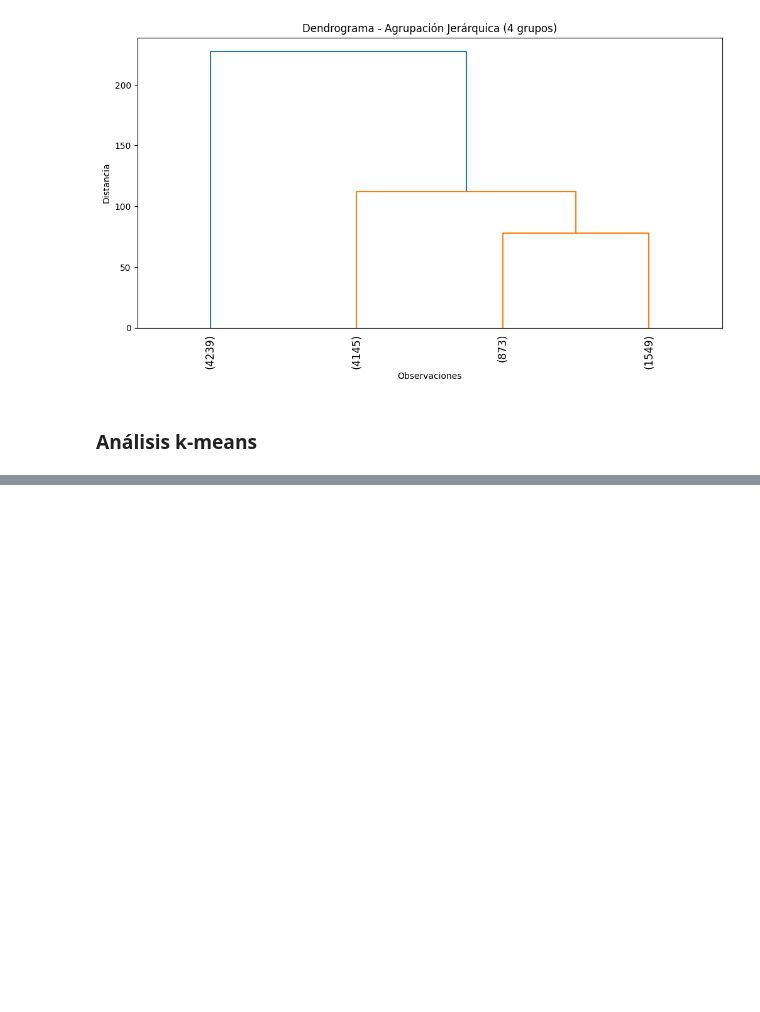
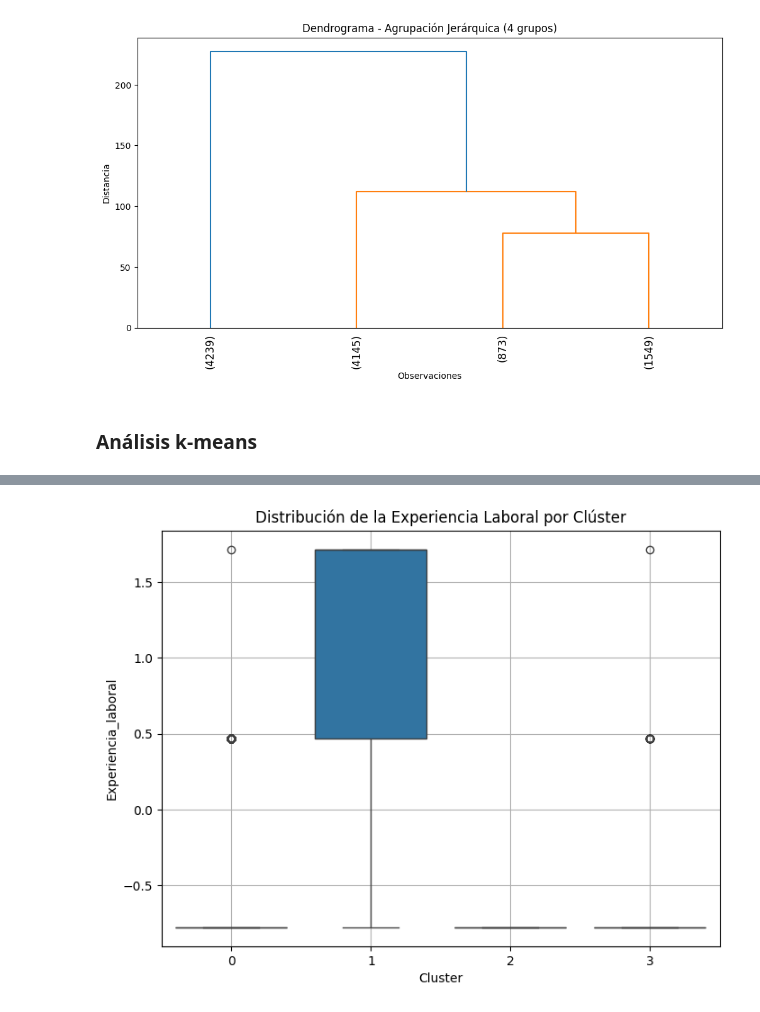
Before and after one commit to seerraa16/Caso02-PCA-y-Clustering, a Jupyter notebook: pca.ipynb, the cells around one changed output, grey strips where cells are left out. Saved outputs shown, nothing was run; the diff lists cells and outputs as text; code cells hidden in the pictures; blank space fills up the shorter version.

```diff
--- a/pca.ipynb
+++ b/pca.ipynb
@@ -406,0 +396,8 @@ Name: count, dtype: int64
+# %%
+plt.figure(figsize=(8, 6))
+sns.boxplot(x='Cluster', y='Experiencia_laboral', data=df)
+plt.title('Distribución de la Experiencia Laboral por Clúster')
+plt.grid(True)
+plt.show()
+# %% [output]
+[figure, added]
```
Also changed, not shown: parts of 3 cells of this notebook.
